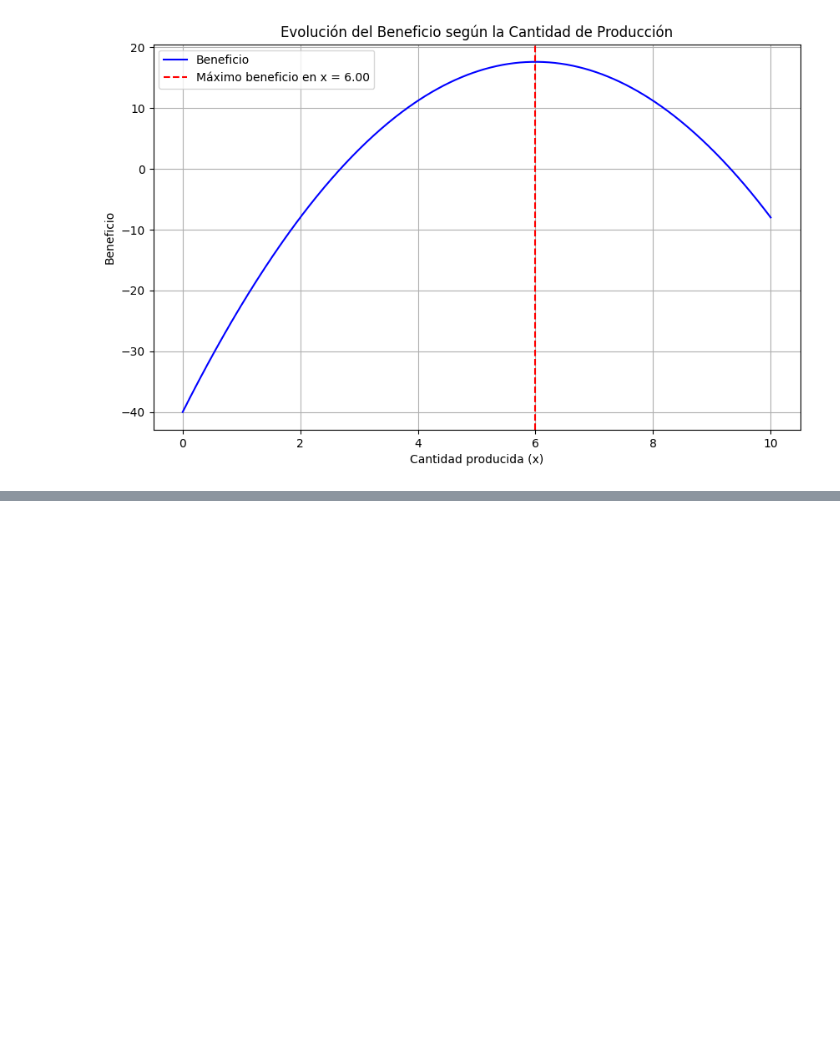
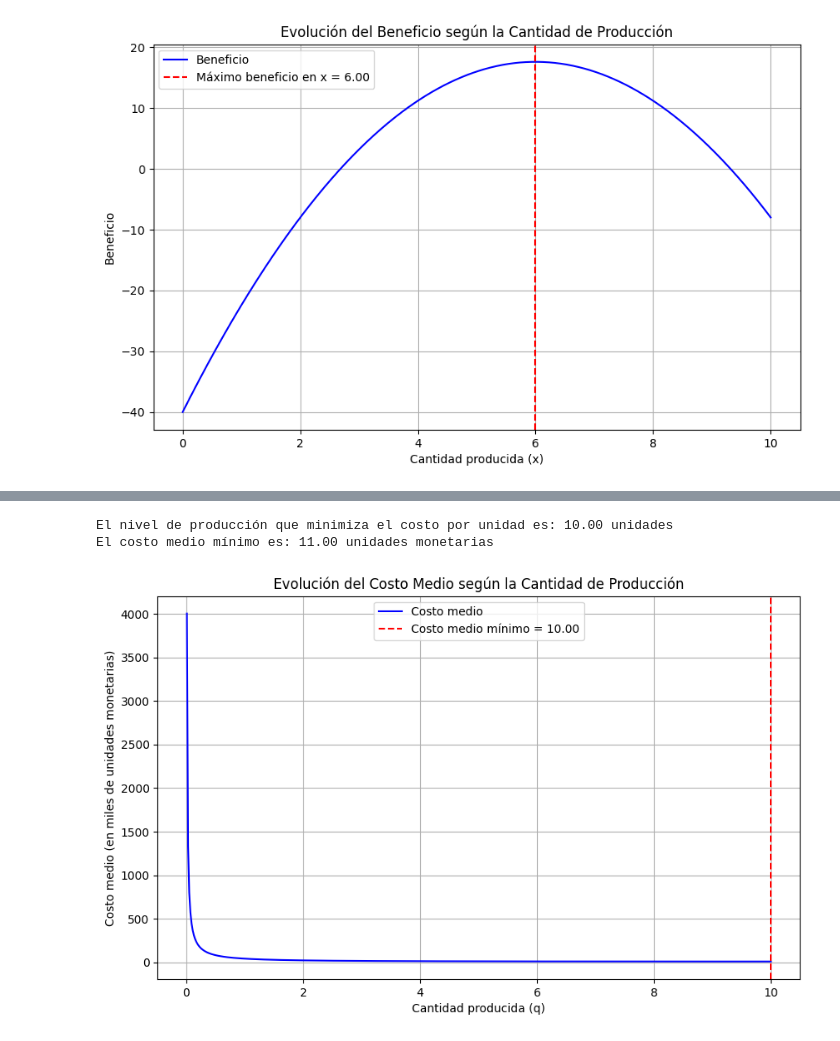
Before and after one commit to ds-fernando/Math-Modeling-Toolbox, a Jupyter notebook: Calculus/Optimización/Optimizacion.ipynb, the cells around one changed output, grey strips where cells are left out. Saved outputs shown, nothing was run; the diff lists cells and outputs as text; code cells hidden in the pictures; blank space fills up the shorter version.

```diff
--- a/Calculus/Optimización/Optimizacion.ipynb
+++ b/Calculus/Optimización/Optimizacion.ipynb
@@ -183,0 +194,34 @@ El beneficio máximo es: 17.60 unidades monetarias
+# %%
+def costo_medio(q):
+    if q == 0:  # Evitar la división por cero
+        return np.inf
+    return costo(q) / q
+
+# Generar valores de q
+q_vals = np.linspace(0.01, 10, 500)  # Evitar q=0 para no tener división por cero
+
+# Calcular el costo medio para diferentes valores de q
+costo_vals = [costo_medio(q) for q in q_vals]
+
+# Encontrar el valor de q que minimiza el costo medio
+q_costo_medio_minimo = fminbound(lambda q: costo_medio(q), 0.01, 10)
+costo_medio_minimo = costo_medio(q_costo_medio_minimo)
+
+# Mostrar resultados
+print(f"El nivel de producción que minimiza el costo por unidad es: {q_costo_medio_minimo:.2f} unidades")
+print(f"El costo medio mínimo es: {costo_medio_minimo:.2f} unidades monetarias")
+
+# Graficar la función de costo medio
+plt.figure(figsize=(10, 6))
+plt.plot(q_vals, costo_vals, label="Costo medio", color="blue")
+plt.axvline(x=q_costo_medio_minimo, color="red", linestyle="--", label=f"Costo medio mínimo = {q_costo_medio_minimo:.2f}")
+plt.title("Evolución del Costo Medio según la Cantidad de Producción")
+plt.xlabel("Cantidad producida (q)")
+plt.ylabel("Costo medio (en miles de unidades monetarias)")
+plt.grid(True)
+plt.legend()
+plt.show()
+# %% [output]
+El nivel de producción que minimiza el costo por unidad es: 10.00 unidades
+El costo medio mínimo es: 11.00 unidades monetarias
+[figure, added]
```
Also changed, not shown: parts of 2 cells of this notebook.
